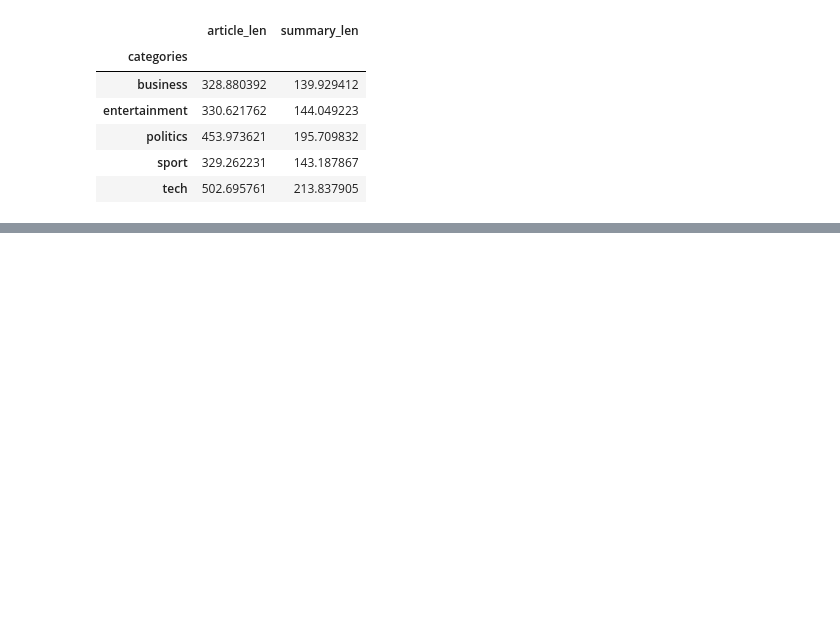
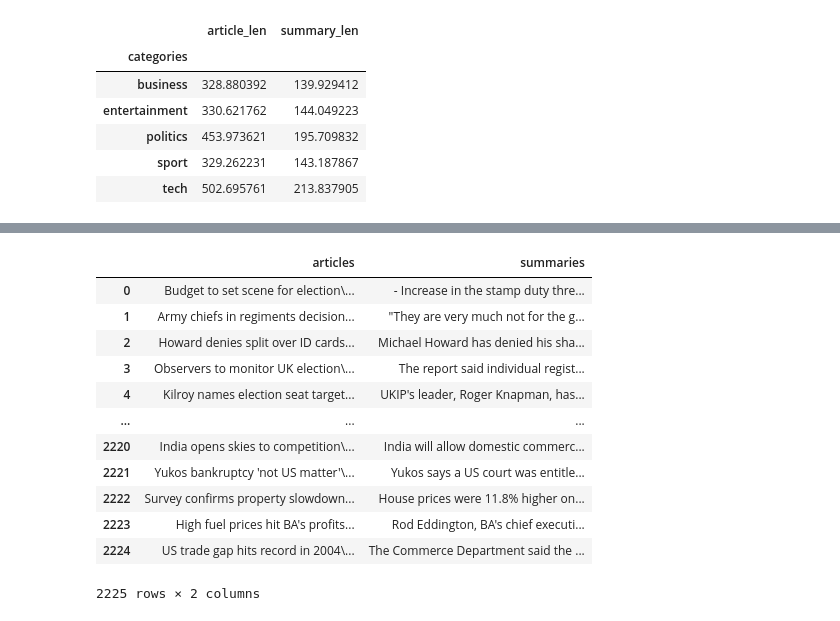
Before and after one commit to shshwtsrkr/Text-Summarization, a Jupyter notebook: text-summarization.ipynb, the cells around one changed output, grey strips where cells are left out. Cells and saved outputs as stored; diff of their text form; code cells hidden in the pictures; blank space fills up the shorter version.

Commit message:
cleaning and tokenizing data, used t5-base

```diff
--- a/text-summarization.ipynb
+++ b/text-summarization.ipynb
@@ -168,0 +247,4 @@ WARNING: Running pip as the 'root' user can result in broken permissions and con
+# %%
+# removing non-ascii keywords from the data
+df['articles']=df['articles'].str.encode('ascii', 'ignore').str.decode('ascii')
+df['summaries']=df['summaries'].str.encode('ascii', 'ignore').str.decode('ascii')
@@ -168,0 +262,16 @@ WARNING: Running pip as the 'root' user can result in broken permissions and con
+# %%
+df
+# %% [output]
+|  | articles | summaries |
+| 0 | Budget to set scene for election\... | - Increase in the stamp duty thre... |
+| 1 | Army chiefs in regiments decision... | "They are very much not for the g... |
+| 2 | Howard denies split over ID cards... | Michael Howard has denied his sha... |
+| 3 | Observers to monitor UK election\... | The report said individual regist... |
+| 4 | Kilroy names election seat target... | UKIP's leader, Roger Knapman, has... |
+| ... | ... | ... |
+| 2220 | India opens skies to competition\... | India will allow domestic commerc... |
+| 2221 | Yukos bankruptcy 'not US matter'\... | Yukos says a US court was entitle... |
+| 2222 | Survey confirms property slowdown... | House prices were 11.8% higher on... |
+| 2223 | High fuel prices hit BA's profits... | Rod Eddington, BA's chief executi... |
+| 2224 | US trade gap hits record in 2004\... | The Commerce Department said the ... |
+2225 rows × 2 columns
```
Also changed, not shown: parts of 19 cells of this notebook.
